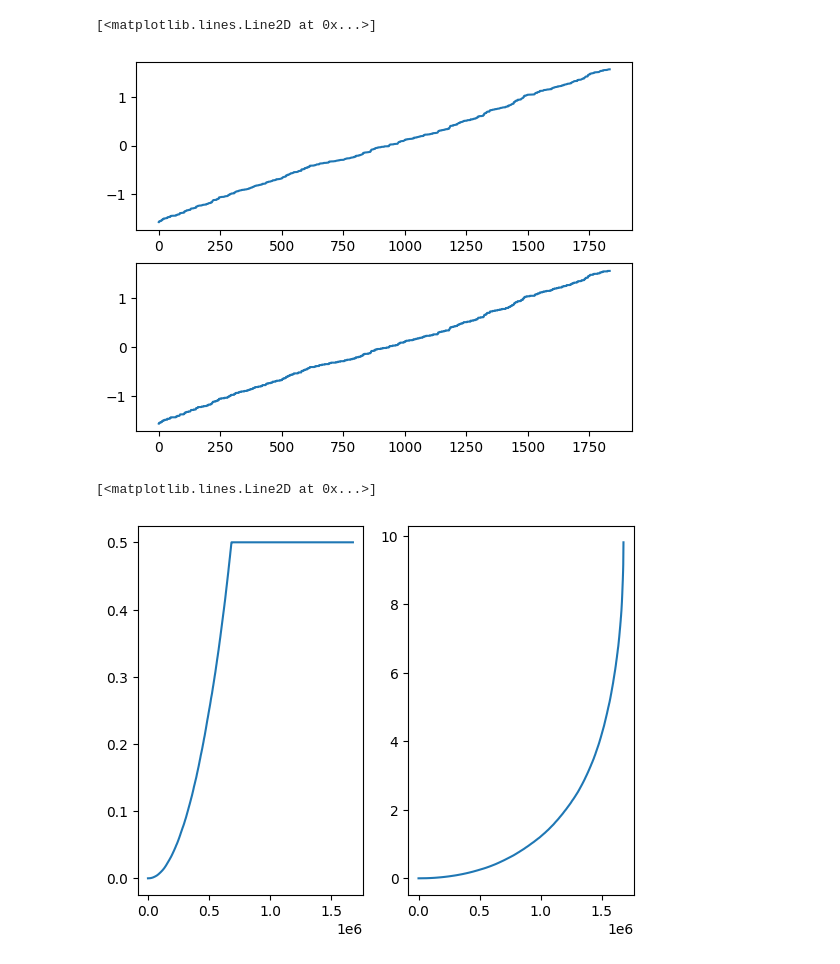
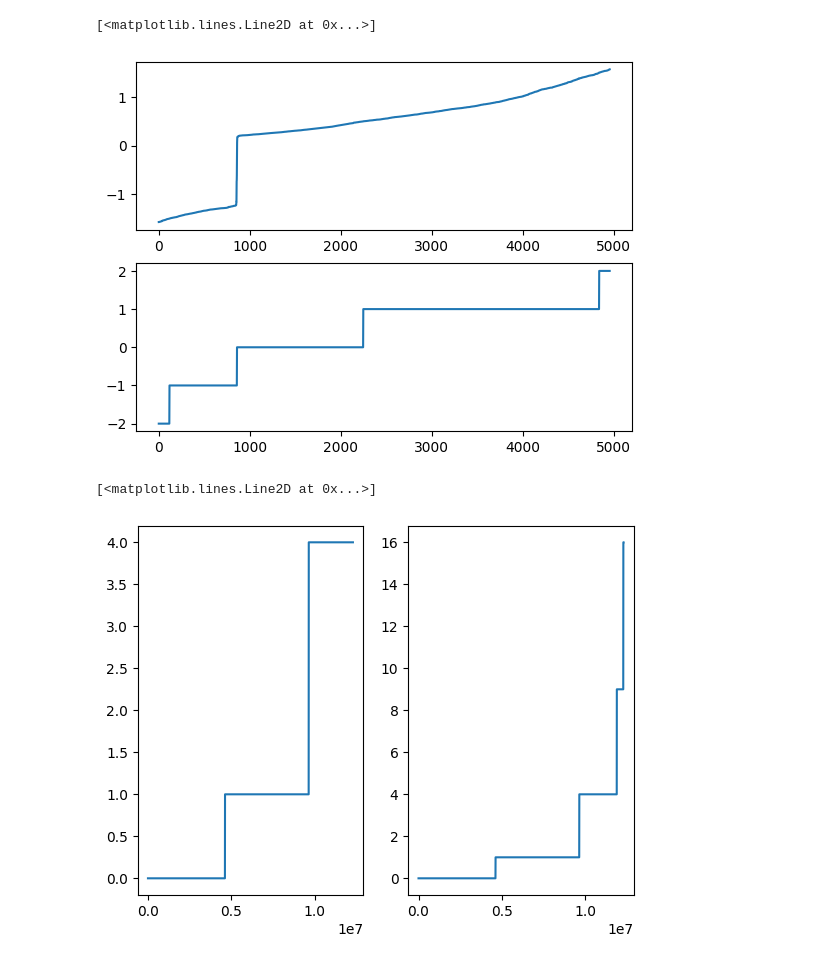
Before and after one commit to Using-Namespace-System/DensePMIWordVectors, a Jupyter notebook: notebooks/latent-symantec-analysis/word-distribution-space.ipynb, the cells around one changed output. Cells and saved outputs as stored; diff of their text form; code cells hidden in the pictures.

```diff
--- a/notebooks/latent-symantec-analysis/word-distribution-space.ipynb
+++ b/notebooks/latent-symantec-analysis/word-distribution-space.ipynb
@@ -21,31 +22,32 @@ word_vectors_2d = db['word_vectors_2d']
+# %%
+word_vectors_2d['term'] = word_vectors_2d.index.map(dictionary_lookup.get)
+word_vectors_2d = word_vectors_2d.set_index('term')[['x','y']]
 # %%
 
 
 word_vectors_2d['magnitude'] = word_vectors_2d['x'].pow(2)+word_vectors_2d['y'].pow(2)
 
 word_vectors_2d['angle'] = np.arctan(word_vectors_2d['y']/word_vectors_2d['x'])
 
 angles = word_vectors_2d.angle.to_numpy()
 
 angles = angles[angles.argsort()]
 
-#word_vectors_2d.angle = word_vectors_2d.angle.round(2)
-
-r_angles = word_vectors_2d.angle.round(2).to_numpy()
+r_angles = word_vectors_2d.angle.round(0).to_numpy()
 
 r_angles = r_angles[r_angles.argsort()]
 
 fig = figure()
 angle_values = fig.add_subplot(2,1,1)
 angle_values.plot(angles)
 
 angle_values = fig.add_subplot(2,1,2)
 angle_values.plot(r_angles)
 # %% [output]
 [<matplotlib.lines.Line2D at 0x...>]
-[figure, old version]
+[figure, new version]
 # %%
-angles = word_vectors_2d.angle.to_numpy()
+angles = word_vectors_2d.round(0).angle.to_numpy()
 
 angles = angles[angles.argsort()]
 
@@ -54,7 +56,7 @@ angles_dif_matrix = angles_dif_matrix - angles_dif_matrix.transpose()
 
 preclip_angles_dif_matrix = np.square(angles_dif_matrix)
 
-angles_dif_matrix = np.clip(preclip_angles_dif_matrix,0,0.5)
+angles_dif_matrix = np.clip(preclip_angles_dif_matrix,0,4)
 
 preclip_condensed_angles = squareform(preclip_angles_dif_matrix)
 
@@ -70,7 +72,7 @@ condensed_angles_visualization = fig.add_subplot(1,2,2)
 condensed_angles_visualization.plot(preclip_condensed_angles[np.argsort(preclip_condensed_angles)])
 # %% [output]
 [<matplotlib.lines.Line2D at 0x...>]
-[figure, old version]
+[figure, new version]
 # %%
 
 fig = figure()
```
Also changed, not shown: parts of 7 cells of this notebook, 7 other files.
